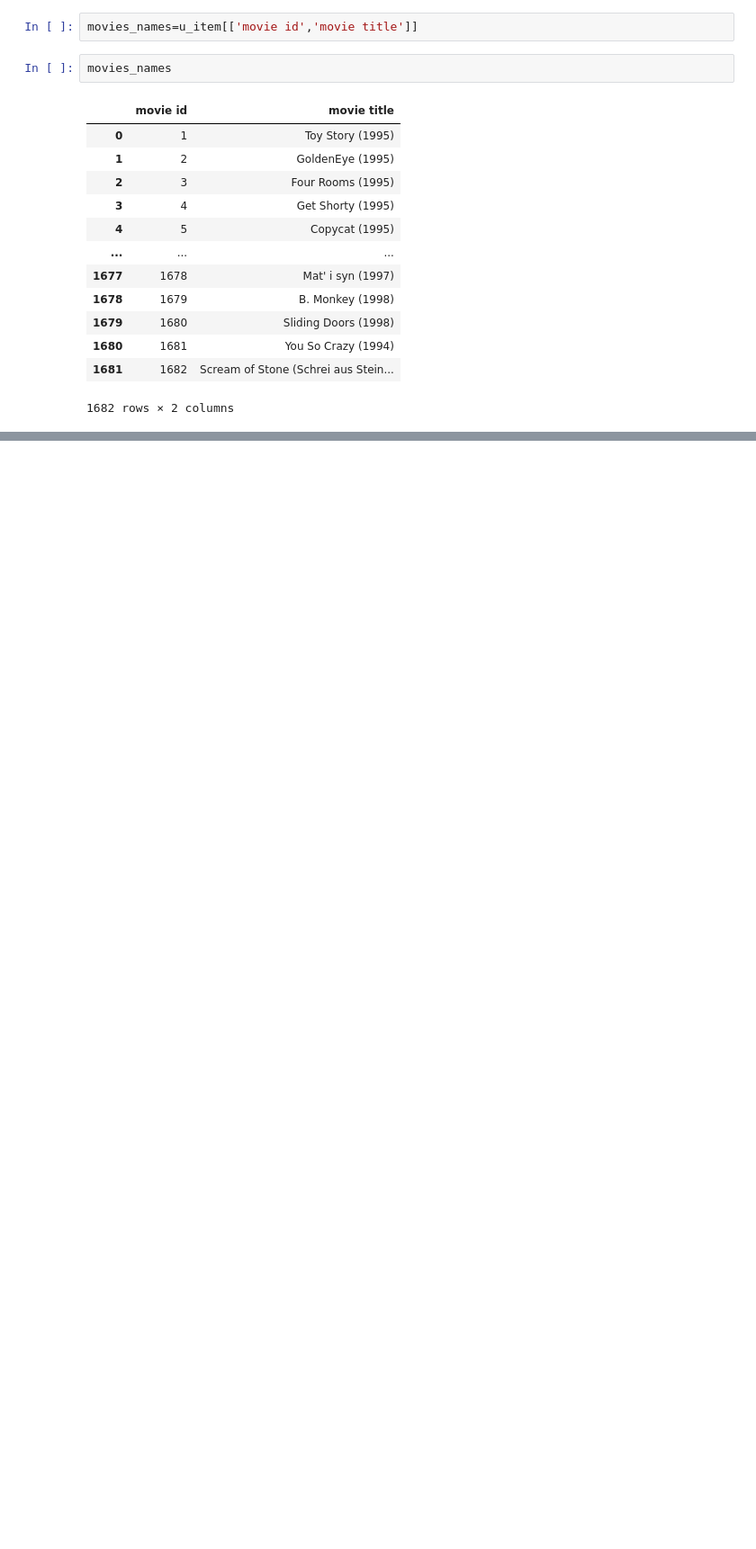
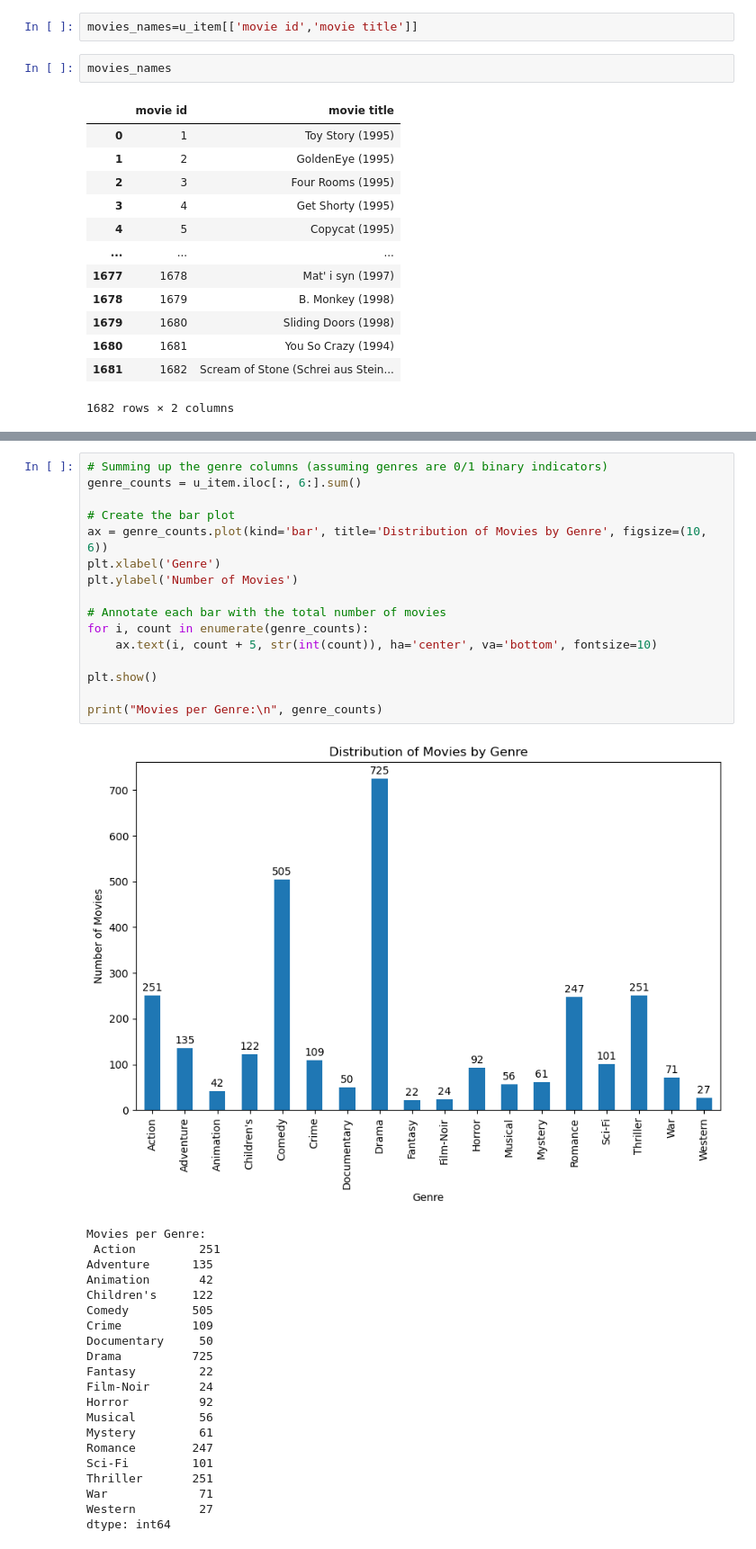
Before and after one commit to IMeziany/Movie-recommendation-systems, a Jupyter notebook: Recommendation sysytems.ipynb, the cells around one changed output, grey strips where cells are left out. Shown: that part at 90% size. Cells and saved outputs as stored; diff of their text form; blank space fills up the shorter version.

```diff
--- a/Recommendation sysytems.ipynb
+++ b/Recommendation sysytems.ipynb
@@ -263,0 +414,38 @@ KeyError: 'movie id'
+# %%
+# Summing up the genre columns (assuming genres are 0/1 binary indicators)
+genre_counts = u_item.iloc[:, 6:].sum()
+
+# Create the bar plot
+ax = genre_counts.plot(kind='bar', title='Distribution of Movies by Genre', figsize=(10, 6))
+plt.xlabel('Genre')
+plt.ylabel('Number of Movies')
+
+# Annotate each bar with the total number of movies
+for i, count in enumerate(genre_counts):
+    ax.text(i, count + 5, str(int(count)), ha='center', va='bottom', fontsize=10)
+
+plt.show()
+
+print("Movies per Genre:\n", genre_counts)
+# %% [output]
+[figure, added]
+Movies per Genre:
+ Action         251
+Adventure      135
+Animation       42
+Children's     122
+Comedy         505
+Crime          109
+Documentary     50
+Drama          725
+Fantasy         22
+Film-Noir       24
+Horror          92
+Musical         56
+Mystery         61
+Romance        247
+Sci-Fi         101
+Thriller       251
+War             71
+Western         27
+dtype: int64
```
Also changed, not shown: parts of 76 cells of this notebook.
